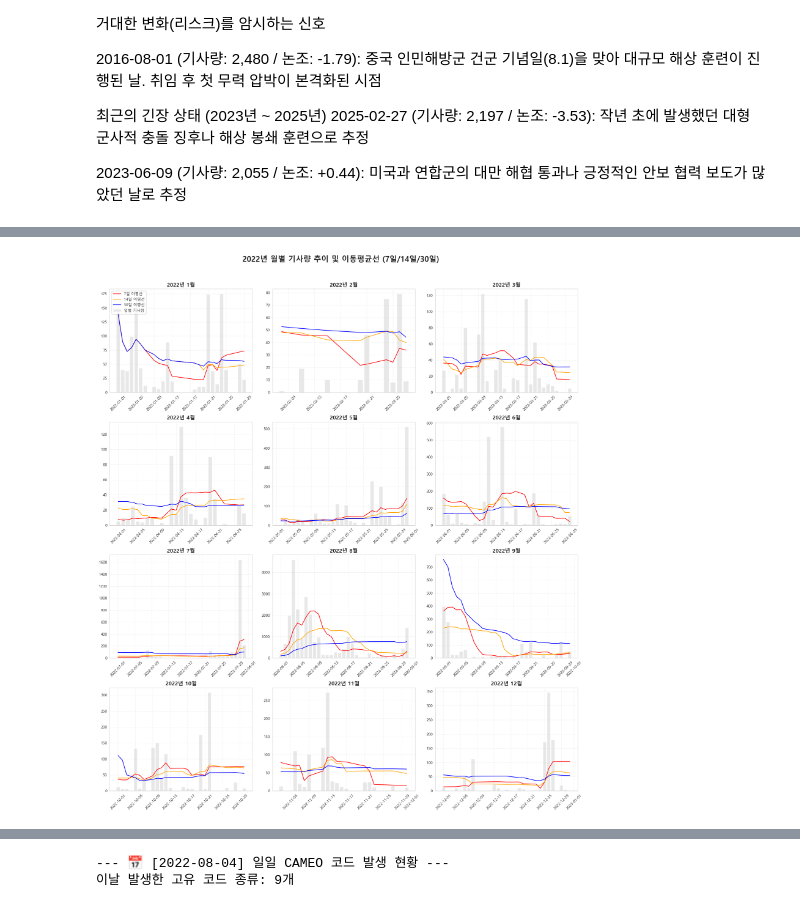
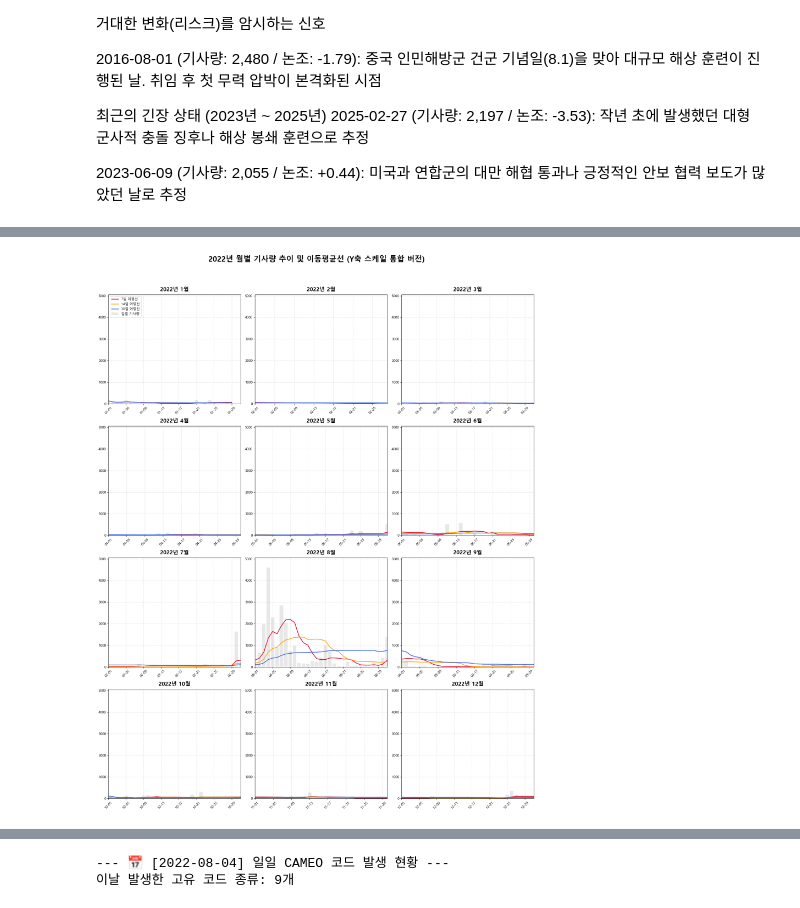
Before and after one commit to anna030608/DS8_SIA_Project, a Jupyter notebook: EDA/03_EDA_day3.ipynb, the cells around one changed output, grey strips where cells are left out. Saved outputs shown, nothing was run; the diff lists cells and outputs as text; code cells hidden in the pictures.

```diff
--- a/EDA/03_EDA_day3.ipynb
+++ b/EDA/03_EDA_day3.ipynb
@@ -900,50 +934,69 @@ plt.show()
 # %%
-# 1. 한글 폰트 및 마이너스 깨짐 설정 (Windows 기준)
+import matplotlib.dates as mdates
+
+# 1. 한글 폰트 및 마이너스 설정
 plt.rcParams['font.family'] = 'Malgun Gothic'
 plt.rcParams['axes.unicode_minus'] = False
 
-# 2. 2022년 데이터 추출 및 이동평균 계산
-df_2022 = daily_stats[(daily_stats['SQLDATE'].dt.year == 2022)].copy()
-df_2022 = df_2022.sort_values('SQLDATE')
+# 2. 2022년 데이터 준비 및 이동평균 사전 계산 (전체 흐름 유지의 핵심)
+df_2022 = daily_stats[daily_stats['SQLDATE'].dt.year == 2022].copy().sort_values('SQLDATE')
 
-# 각 이동평균선 계산
+# 롤링 계산을 루프 밖에서 미리 수행 (그래프 간 수치 단절 방지)
 df_2022['MA7'] = df_2022['NumMentions'].rolling(window=7, min_periods=1).mean()
 df_2022['MA14'] = df_2022['NumMentions'].rolling(window=14, min_periods=1).mean()
 df_2022['MA30'] = df_2022['NumMentions'].rolling(window=30, min_periods=1).mean()
 
-# 3. 월별 시각화 (4행 3열 구조)
-fig, axes = plt.subplots(4, 3, figsize=(18, 20), sharey=False)
-fig.suptitle('2022년 월별 기사량 추이 및 이동평균선 (7일/14일/30일)', fontsize=20, fontweight='bold', y=1.02)
+# Y축 스케일 통일을 위한 전체 최대값 계산
+y_max = df_2022['NumMentions'].max() * 1.1 # 여유분 10% 추가
 
-months = range(1, 13)
+# 3. 월별 시각화 설정 (4행 3열)
+fig, axes = plt.subplots(4, 3, figsize=(18, 22))
+fig.suptitle('2022년 월별 기사량 추이 및 이동평균선 (Y축 스케일 통합 버전)', fontsize=22, fontweight='bold', y=1.03)
+
 axes_flat = axes.flatten()
 
-for i, month in enumerate(months):
+for i, month in enumerate(range(1, 13)):
     ax = axes_flat[i]
-    month_data = df_2022[df_2022['SQLDATE'].dt.month == month]
 
-    if not month_data.empty:
-        # 일별 기사량 (막대)
-        ax.bar(month_data['SQLDATE'], month_data['NumMentions'], color='lightgray', alpha=0.5, label='일별 기사량')
+    # 해당 월의 시작일과 마지막일 설정
+    month_start = pd.Timestamp(2022, month, 1)
+    month_end = month_start + pd.offsets.MonthEnd(0)
 
-        # 이동평균선 (선)
-        ax.plot(month_data['SQLDATE'], month_data['MA7'], color='red', linewidth=1.5, label='7일 이평선')
-        ax.plot(month_data['SQLDATE'], month_data['MA14'], color='orange', linewidth=1.5, label='14일 이평선')
-        ax.plot(month_data['SQLDATE'], month_data['MA30'], color='blue', linewidth=1.5, label='30일 이평선')
+    # [연결성 강화] 앞뒤 5일 데이터를 포함하여 선이 차트 벽면에 딱 붙게 함
+    plot_start = month_start - pd.Timedelta(days=5)
+    plot_end = month_end + pd.Timedelta(days=5)
 
-        ax.set_title(f'2022년 {month}월', fontsize=14, fontweight='bold')
+    # 데이터 슬라이싱
+    display_data = df_2022[(df_2022['SQLDATE'] >= plot_start) & (df_2022['SQLDATE'] <= plot_end)]
+    bar_data = df_2022[df_2022['SQLDATE'].dt.month == month]
+
+    if not display_data.empty:
+        # 막대 그래프 (해당 월만)
+        ax.bar(bar_data['SQLDATE'], bar_data['NumMentions'], color='lightgray', alpha=0.5, label='일별 기사량')
+
+        # 이동평균선 (연장된 범위를 그려서 끊김 방지)
+        ax.plot(display_data['SQLDATE'], display_data['MA7'], color='crimson', linewidth=2, label='7일 이평선')
+        ax.plot(display_data['SQLDATE'], display_data['MA14'], color='orange', linewidth=2, label='14일 이평선')
+        ax.plot(display_data['SQLDATE'], display_data['MA30'], color='royalblue', linewidth=2, label='30일 이평선')
+
+        # Y축 범위를 2022년 전체 최대치로 고정
+        ax.set_ylim(0, y_max)
+
+        # X축 범위를 정확히 해당 월의 1일~말일로 고정
+        ax.set_xlim(month_start, month_end)
+
+        # 날짜 포맷 설정
+        ax.xaxis.set_major_formatter(mdates.DateFormatter('%m-%d'))
+        ax.set_title(f'2022년 {month}월', fontsize=16, fontweight='bold', pad=10)
         ax.tick_params(axis='x', rotation=45)
+        ax.grid(True, linestyle='--', alpha=0.4)
 
-        # 8월(펠로시 방문) 등 특정 시점 강조를 위해 Y축 범위를 자동 조정
-        ax.grid(True, linestyle=':', alpha=0.6)
-
-# 범례 설정 (첫 번째 서브플롯 기준)
+# 범례 및 레이아웃 정리
 axes[0, 0].legend(loc='upper left', fontsize=10)
-
 plt.tight_layout()
 plt.show()
 # %% [output]
-[figure, old version]
+[figure, new version]
 # %%
 # 1. 한글 폰트 및 설정 (Windows 환경)
 plt.rc('font', family='Malgun Gothic')
```
Also changed, not shown: parts of 27 cells of this notebook, 7 other files.
